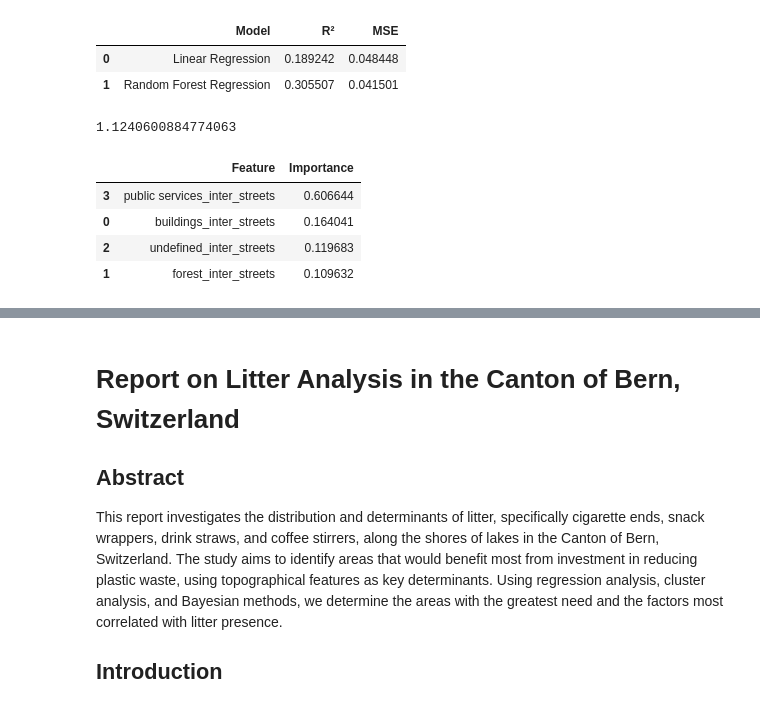
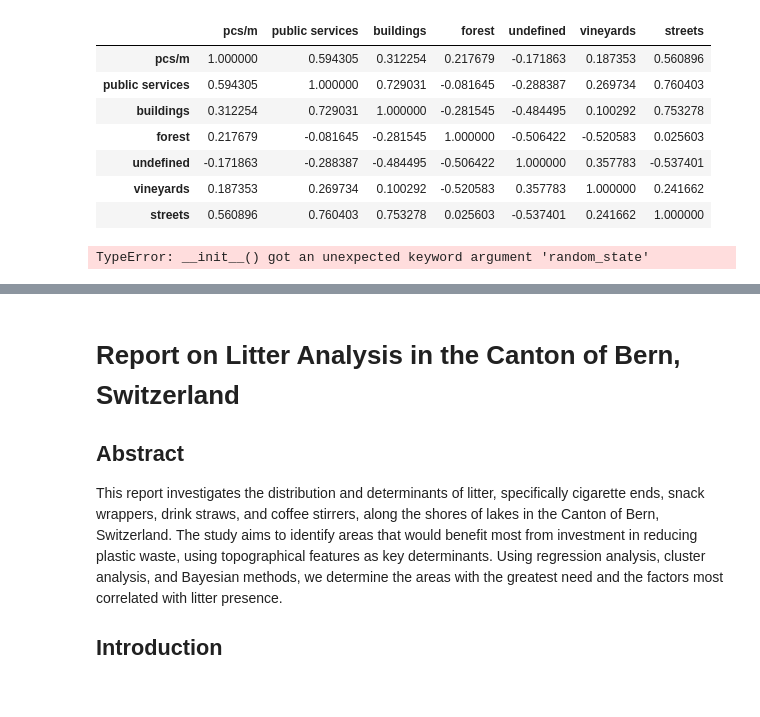
Before and after one commit to hammerdirt-analyst/feb_2024, a Jupyter notebook: machine_learning.ipynb, the cells around one changed output, grey strips where cells are left out. Saved outputs shown, nothing was run; the diff lists cells and outputs as text; code cells hidden in the pictures.

```diff
--- a/machine_learning.ipynb
+++ b/machine_learning.ipynb
@@ -213,0 +320,5 @@ cluster_summaryi
+# %%
+cluster_d['pcs/m'] = target_scaler.fit_transform(d[['pcs/m']])
+scaled_cols = [x for x in filtered_columns if x != 'streets']
+cluster_d[scaled_cols] = feature_scaler.fit_transform(cluster_d[scaled_cols])
+cluster_d.info()
@@ -213,0 +347,23 @@ cluster_summaryi
+# %%
+def clusters_by_use_case(cluster_data, use: str = 'pro', scaled_cols=scaled_cols, columns_to_cluster=['streets', *scaled_cols]):
+
+
+
+    cluster_p = cluster_data[cluster_data.use == use].copy()
+    nclusters = determine_optimal_clusters(cluster_p[columns_to_cluster])
+    kmeans = KMeans(n_clusters=nclusters[0], random_state=42).fit(cluster_p[columns_to_cluster])
+    cluster_p['cluster'] = kmeans.labels_
+    cluster_p[scaled_cols] = feature_scaler.inverse_transform(cluster_p[scaled_cols])
+    cluster_p['pcs/m'] = unscale_target(cluster_p['pcs/m'], target_scaler)
+
+    df = cluster_p.drop_duplicates('cluster').sort_values('cluster').set_index('cluster', drop=True)
+    pcs_m = cluster_p.groupby(['use', 'cluster'], as_index=False).agg({'pcs/m': 'mean'}).set_index('cluster', drop=True)
+    samps = cluster_p.groupby(['use', 'cluster'], as_index=False).agg({'pcs/m': 'count'}).rename(columns={'pcs/m':'nsamples'}).set_index('cluster', drop=True)
+    pcs_m['nsamps'] =samps.nsamples.values
+    df = pcs_m.merge(df[columns_to_cluster], left_index=True, right_index=True)
+
+    return cluster_p, df
+
+cluster_pro, summary_pro = clusters_by_use_case(cluster_d)
+cluster_rec, summary_rec = clusters_by_use_case(cluster_d, use='rec')
+summary_rec
@@ -214,25 +396,21 @@ cluster_summaryi
+# %%
+cluster_rec[['pcs/m', *filtered_columns]].corr('spearman')
+# %% [output]
+|  | pcs/m | public services | buildings | forest | undefined | vineyards | streets |
+| pcs/m | 1.000000 | 0.594305 | 0.312254 | 0.217679 | -0.171863 | 0.187353 | 0.560896 |
+| public services | 0.594305 | 1.000000 | 0.729031 | -0.081645 | -0.288387 | 0.269734 | 0.760403 |
+| buildings | 0.312254 | 0.729031 | 1.000000 | -0.281545 | -0.484495 | 0.100292 | 0.753278 |
+| forest | 0.217679 | -0.081645 | -0.281545 | 1.000000 | -0.506422 | -0.520583 | 0.025603 |
+| undefined | -0.171863 | -0.288387 | -0.484495 | -0.506422 | 1.000000 | 0.357783 | -0.537401 |
+| vineyards | 0.187353 | 0.269734 | 0.100292 | -0.520583 | 0.357783 | 1.000000 | 0.241662 |
+| streets | 0.560896 | 0.760403 | 0.753278 | 0.025603 | -0.537401 | 0.241662 | 1.000000 |
 # %%
-regression_results, best_model, the_name, X_test, y_test, X_train, y_train = feature_evaluator.perform_regression_analysis(w_interactions =True)
+regression_results, best_model, the_name, X_test, y_test, X_train, y_train =  perform_regression_analysis(cluster_d[cluster_d.use == 'rec'].copy(), features=filtered_columns)
 pd.DataFrame(regression_results)
 # %% [output]
-|  | Model | R² | MSE |
-| 0 | Linear Regression | 0.189242 | 0.048448 |
-| 1 | Random Forest Regression | 0.305507 | 0.041501 |
+TypeError: __init__() got an unexpected keyword argument 'random_state'
-# %%
-g = best_model.predict(X_test)
-g = pd.DataFrame(g)
-predictions = feature_evaluator.target_scaler.inverse_transform(g).flatten()
-np.mean(predictions)
-# %% [output]
-1.1240600884774063
 # %%
-model_feature_importance, permutation_feature_importance = feature_evaluator.evaluate_feature_importance( best_model, the_name, X_test, y_test, X_train, y_train)
-model_feature_importance
+model_feature_importance, permutation_feature_importance = evaluate_feature_importance(best_model, the_name, X_test, y_test, X_train, y_train)
+model_feature_importance.to_markdown()
-# %% [output]
-|  | Feature | Importance |
-| 3 | public services_inter_streets | 0.606644 |
-| 0 | buildings_inter_streets | 0.164041 |
-| 2 | undefined_inter_streets | 0.119683 |
-| 1 | forest_inter_streets | 0.109632 |
 # %%
 permutation_feature_importance
```
Also changed, not shown: parts of 58 cells of this notebook, 12 other files.
